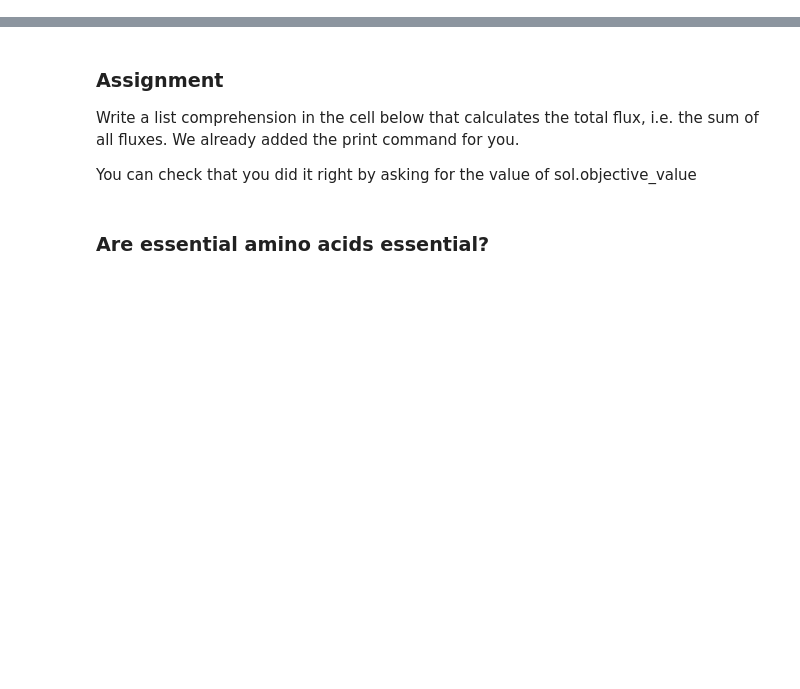
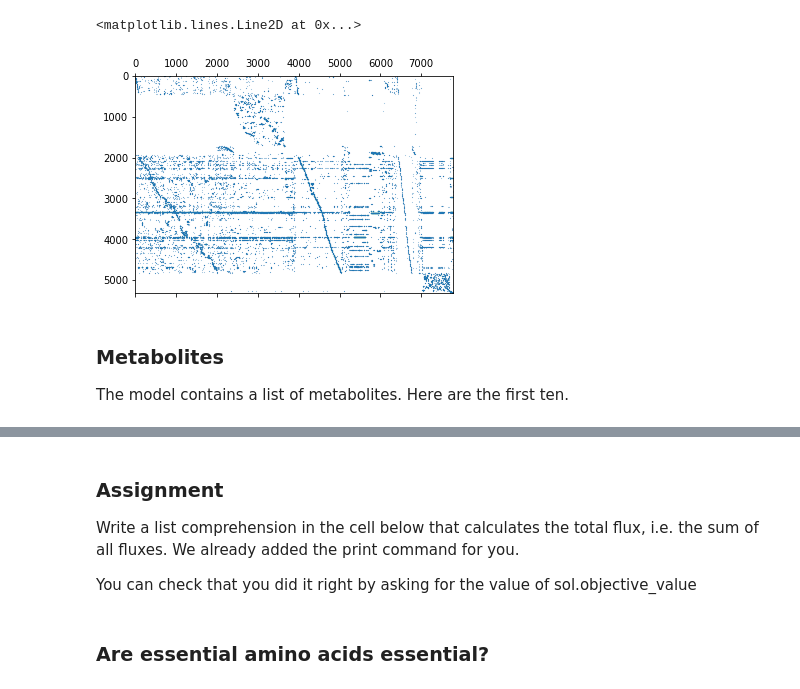
Before and after one commit to ThierryMondeel/Systems_Biology_FBA_tutorial, a Jupyter notebook: tutorials/2_introduction_to_FBA_FVA_RECON2.ipynb, the cells around one changed output, grey strips where cells are left out. Drawn from its saved outputs; the diff is of its cells as text; code cells hidden in the pictures; blank space fills up the shorter version.

Commit message:
Completed rewrite of the python tutorial.

```diff
--- a/tutorials/2_introduction_to_FBA_FVA_RECON2.ipynb
+++ b/tutorials/2_introduction_to_FBA_FVA_RECON2.ipynb
@@ -9,9 +28,11 @@ Loading the model may take 10 seconds.
 # %%
-import cameo # the constraint-based modeling package
-from cobrapyTools import * # a collection of useful scripts by Thierry
-import pandas as pd # for nice tables
-pd.set_option('display.max_colwidth', -1)
+import cobra
+from cobra.flux_analysis import pfba
+import pandas as pd # for tables
+pd.set_option('display.max_colwidth', -1) # don't constrain the content of the tables
 
-%time M = cameo.load_model("models/Recon2.v04_pythonComp.json",sanitize=False)
+from IPython.core.interactiveshell import InteractiveShell
+InteractiveShell.ast_node_interactivity = "all"
+
+M = cobra.io.load_json_model('models/recon_2_2_simple_medium.json')
 model = M.copy() # this way we can edit model but leave M unaltered
-model
@@ -21,0 +55,3 @@ model.medium
+# %%
+S = model.copy().to_array_based_model().S.todense()
+S
@@ -21,0 +66,10 @@ model.medium
+# %%
+import matplotlib.pyplot as plt
+plt.spy(S, precision=0.01, markersize=.1)
+plt.show()
+# %% [output]
+<matplotlib.lines.Line2D at 0x...>
+[figure, added]
+# %% [markdown]
+### Metabolites
+The model contains a list of metabolites. Here are the first ten.
```
Also changed, not shown: parts of 91 cells of this notebook, 13 other files.
